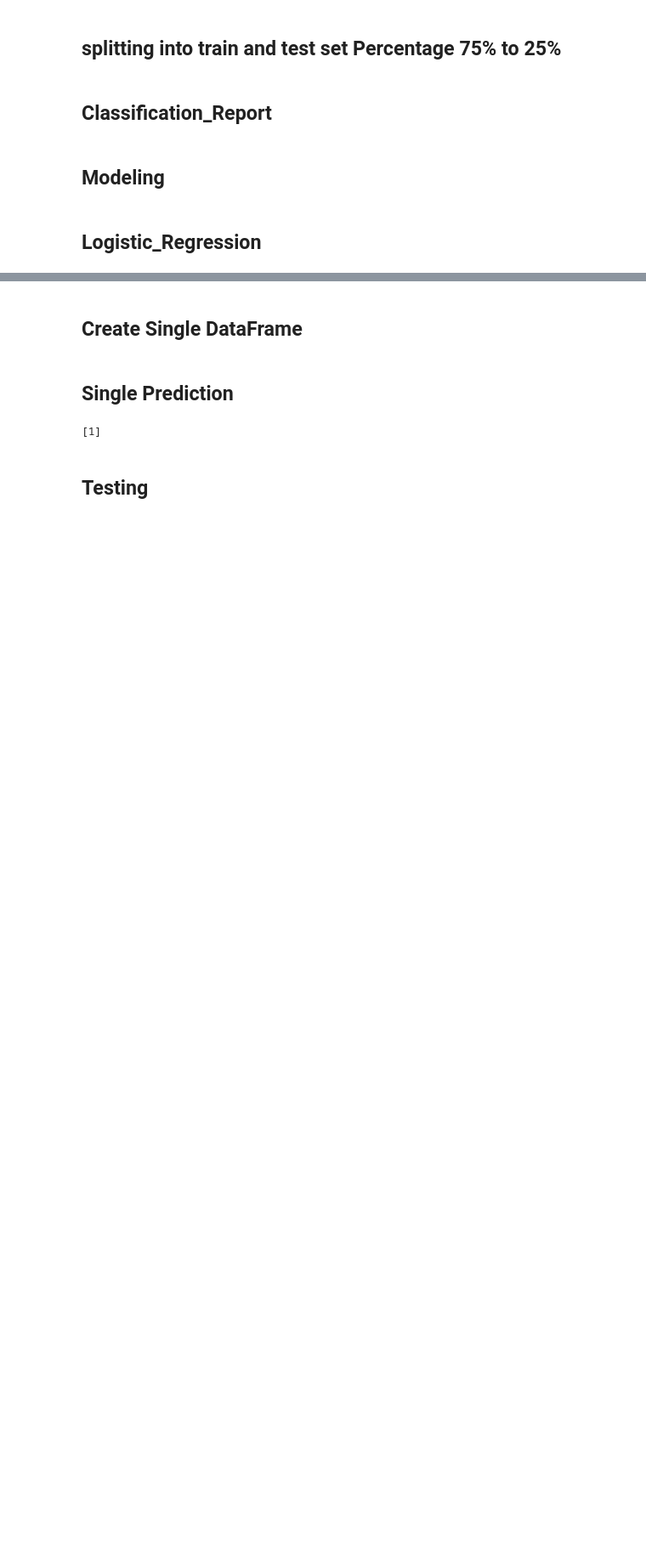
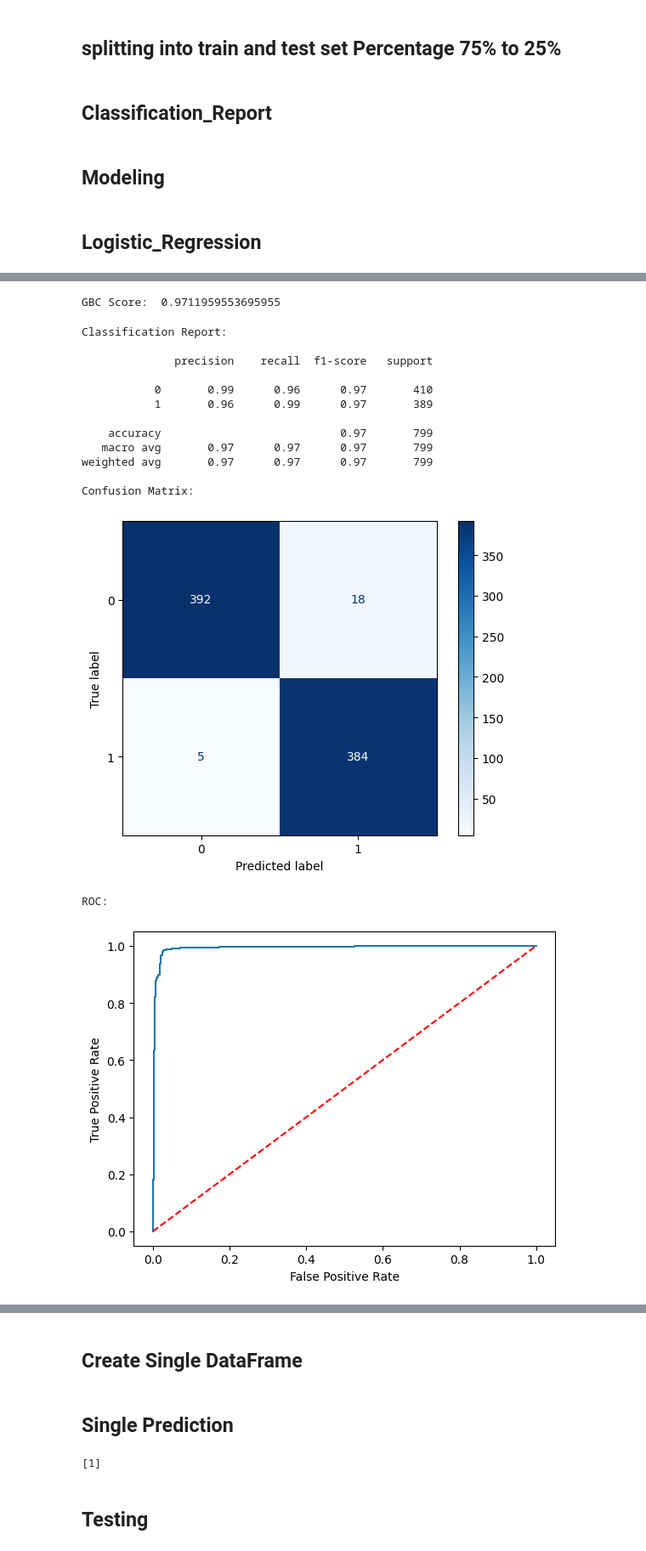
Before and after one commit to A7med-Amin/football-champions-predictor-by-season, a Jupyter notebook: Big_Data_Project.ipynb, the cells around one changed output, grey strips where cells are left out. Shown: that part at 85% size. Cells and saved outputs as stored; diff of their text form; code cells hidden in the pictures; blank space fills up the shorter version.

```diff
--- a/Big_Data_Project.ipynb
+++ b/Big_Data_Project.ipynb
@@ -361,0 +492,34 @@ ROC:
+# %%
+from sklearn.ensemble import GradientBoostingClassifier
+
+gbc_clf = GradientBoostingClassifier(learning_rate=0.1,
+                                 loss='deviance',
+                                 max_depth=2,
+                                 min_samples_leaf=5,
+                                 min_samples_split=2,
+                                 n_estimators=500,
+                                 random_state=31).fit(x_train, y_train)
+
+cv_gbc = cross_val_score(gbc_clf, x_train, y_train, cv = 10)
+gbc_score = np.mean(cv_gbc)
+print("GBC Score: ", gbc_score)
+# %% [output]
+GBC Score:  0.9711959553695955
+# %%
+report(gbc_clf)
+# %% [output]
+Classification Report:
+
+              precision    recall  f1-score   support
+
+           0       0.99      0.96      0.97       410
+           1       0.96      0.99      0.97       389
+
+    accuracy                           0.97       799
+   macro avg       0.97      0.97      0.97       799
+weighted avg       0.97      0.97      0.97       799
+
+Confusion Matrix:
+[figure, added]
+ROC:
+[figure, added]
```
Also changed, not shown: parts of 26 cells of this notebook.
